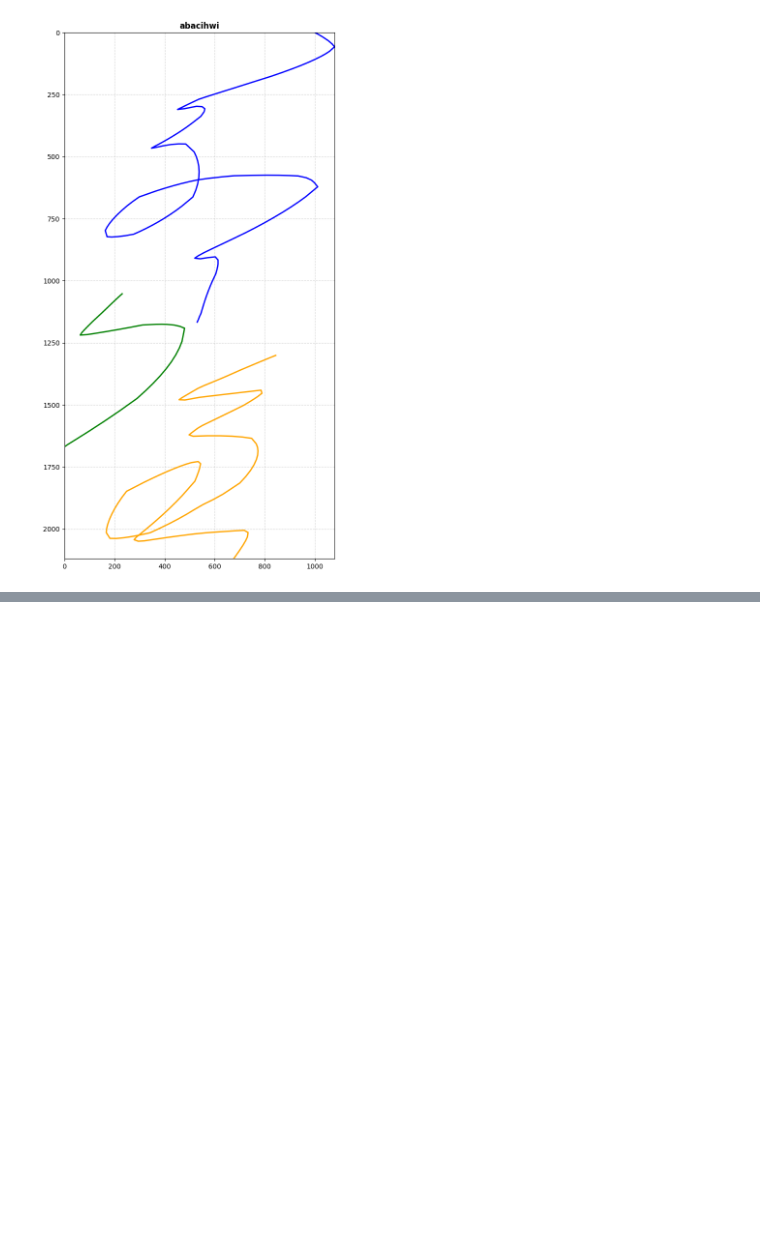
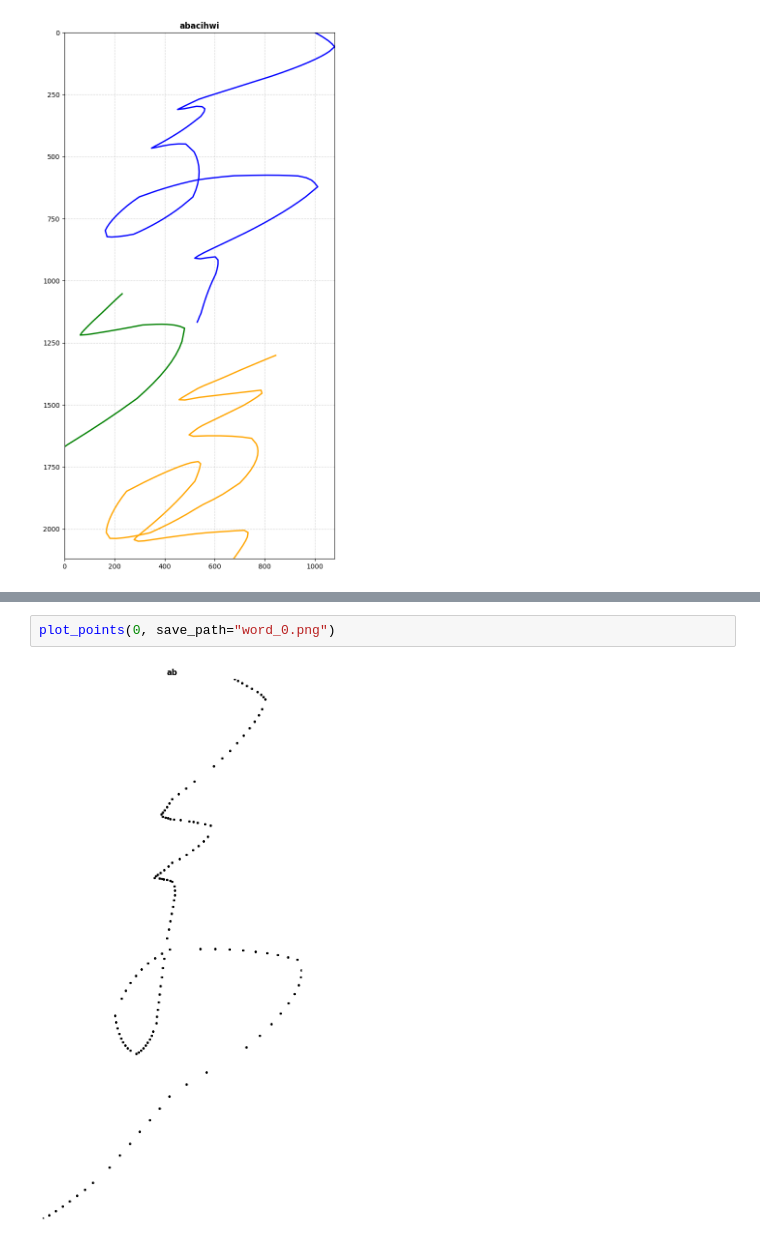
Before and after one commit to Munguudog/Mongol-tuulgatnii-hoyr-erhem-project-OCR-, a Jupyter notebook: munguu/preprocess.ipynb, the cells around one changed output, grey strips where cells are left out. Cells and saved outputs as stored; diff of their text form; blank space fills up the shorter version.

```diff
--- a/munguu/preprocess.ipynb
+++ b/munguu/preprocess.ipynb
@@ -389,0 +728,4 @@ KeyboardInterrupt:
+# %%
+plot_points(0, save_path="word_0.png")
+# %% [output]
+[figure, added]
```
Also changed, not shown: parts of 12 cells of this notebook, 7 other files.
